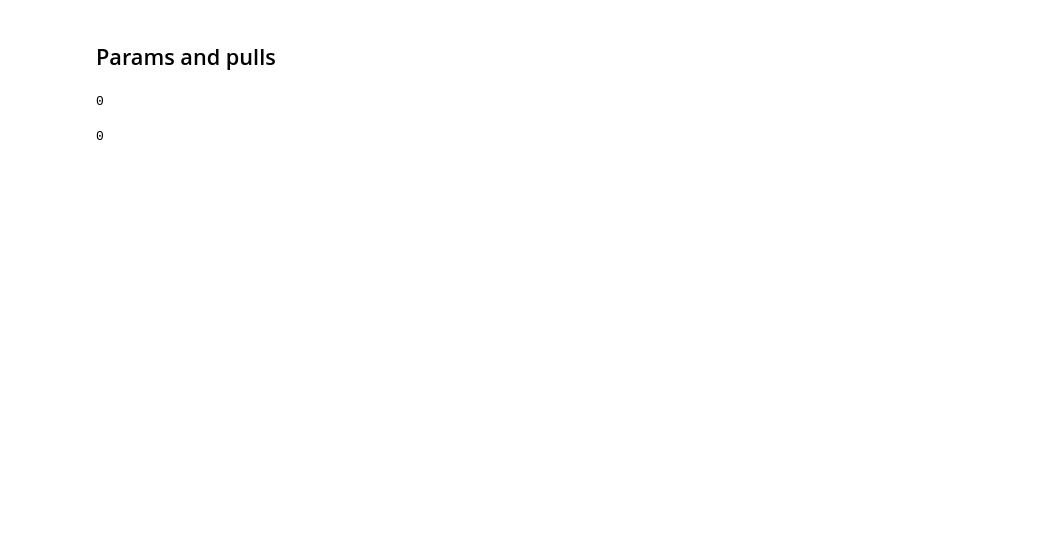
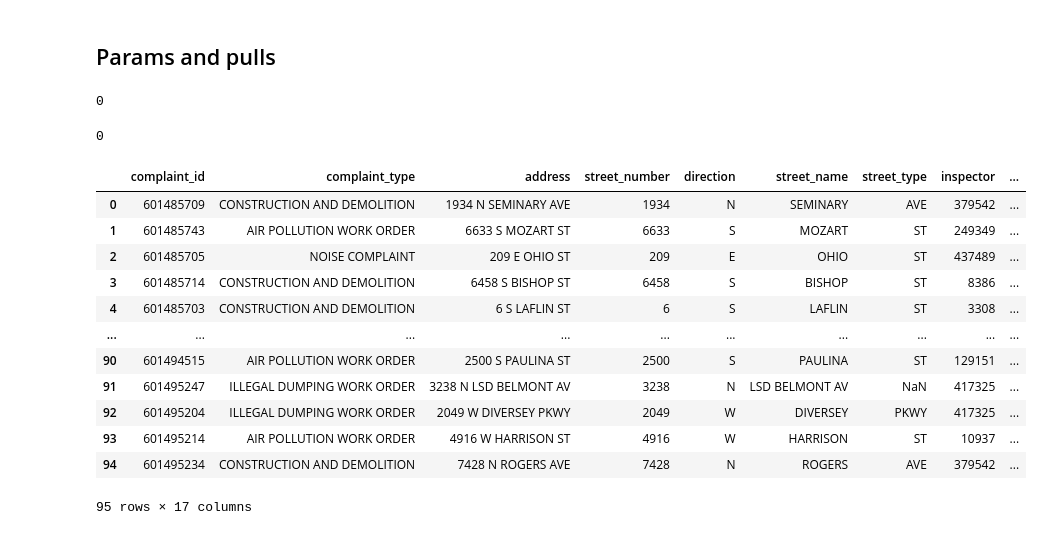
Before and after one commit to tdotkim/498_winter_group_bfmnt, a Jupyter notebook: code_base/python/datapull_final.ipynb, the cells around one changed output. Drawn from its saved outputs; the diff is of its cells as text; code cells hidden in the pictures; blank space fills up the shorter version.

```diff
--- a/code_base/python/datapull_final.ipynb
+++ b/code_base/python/datapull_final.ipynb
@@ -102,3 +103,4 @@ def get_data(name, db, maxrows, parameters, loglist, bucket, filepath):
         else:
             pickle = False
             print(data_req.status_code)
+        return df
@@ -140,21 +130,0 @@ datetime.date(2024, 2, 4)
-# %%
-start = dt.datetime.strptime(start_date, '%Y-%m-%d').date()
-end = dt.datetime.now().date()
-# Create Point for chicago
-chicago = ms.Point(41.85, -87.65)
-
-dailyholder = ms.Daily(chicago, start, end)
-data_daily = dailyholder.fetch()
-data_daily[['tempmax_f', 'tempmin_f', 'tempavg_f']] = data_daily[['tmax', 'tmin', 'tavg']].apply(lambda x: (x * 9/5) + 32)
-bucket.blob(f'{filepath}/{timestamp}_weather_daily_data.csv').upload_from_string(data_daily.to_csv(), 'text/csv')
-#data_daily.to_csv(f'./data/{timestamp}_weather_daily_data.csv')
-
-minilog = {}
-minilog['name'] = name
-minilog['records'] = data_daily.shape[0]
-minilog['chunk'] = 0
-minilog['status'] = 200
-minilog['offset'] = 0
-minilog['date'] = timestamp
-#log_df = pd.DataFrame.from_dict(minilog,orient='index')
-loglist.append(minilog)
@@ -178,14 +150,27 @@ get_data('crime', 'ijzp-q8t2', 500000, crime_params, loglist, bucket, 'raw_crime
 # %%
 # dph env complaints
 env_params = (
-            f"$where=complaint_date%20%3E%3D%20%27{start_date}%27"
+            f"$where=complaint_date%20BETWEEN%20%27{start_date}T00%3A00%3A00.000%27%20AND%20%27{end_date}T23%3A59%3A59.000%27"
             f"&$order=complaint_date"
             #f"&$$app_token={token}"
             )
 
 get_data('dph_env', 'fypr-ksnz', 500000, env_params, loglist, bucket, 'raw_environmental')
 # %% [output]
 0
+|  | complaint_id | complaint_type | address | street_number | direction | street_name | street_type | inspector | ... |
+| 0 | 601485709 | CONSTRUCTION AND DEMOLITION | 1934 N SEMINARY AVE | 1934 | N | SEMINARY | AVE | 379542 | ... |
+| 1 | 601485743 | AIR POLLUTION WORK ORDER | 6633 S MOZART ST | 6633 | S | MOZART | ST | 249349 | ... |
+| 2 | 601485705 | NOISE COMPLAINT | 209 E OHIO ST | 209 | E | OHIO | ST | 437489 | ... |
+| 3 | 601485714 | CONSTRUCTION AND DEMOLITION | 6458 S BISHOP ST | 6458 | S | BISHOP | ST | 8386 | ... |
+| 4 | 601485703 | CONSTRUCTION AND DEMOLITION | 6 S LAFLIN ST | 6 | S | LAFLIN | ST | 3308 | ... |
+| ... | ... | ... | ... | ... | ... | ... | ... | ... | ... |
+| 90 | 601494515 | AIR POLLUTION WORK ORDER | 2500 S PAULINA ST | 2500 | S | PAULINA | ST | 129151 | ... |
+| 91 | 601495247 | ILLEGAL DUMPING WORK ORDER | 3238 N LSD BELMONT AV | 3238 | N | LSD BELMONT AV | NaN | 417325 | ... |
+| 92 | 601495204 | ILLEGAL DUMPING WORK ORDER | 2049 W DIVERSEY PKWY | 2049 | W | DIVERSEY | PKWY | 417325 | ... |
+| 93 | 601495214 | AIR POLLUTION WORK ORDER | 4916 W HARRISON ST | 4916 | W | HARRISON | ST | 10937 | ... |
+| 94 | 601495234 | CONSTRUCTION AND DEMOLITION | 7428 N ROGERS AVE | 7428 | N | ROGERS | AVE | 379542 | ... |
+95 rows × 17 columns
 # %%
 # 311 complaints
 three11_params = (
```
Also changed, not shown: parts of 10 cells of this notebook, 1 other file.
